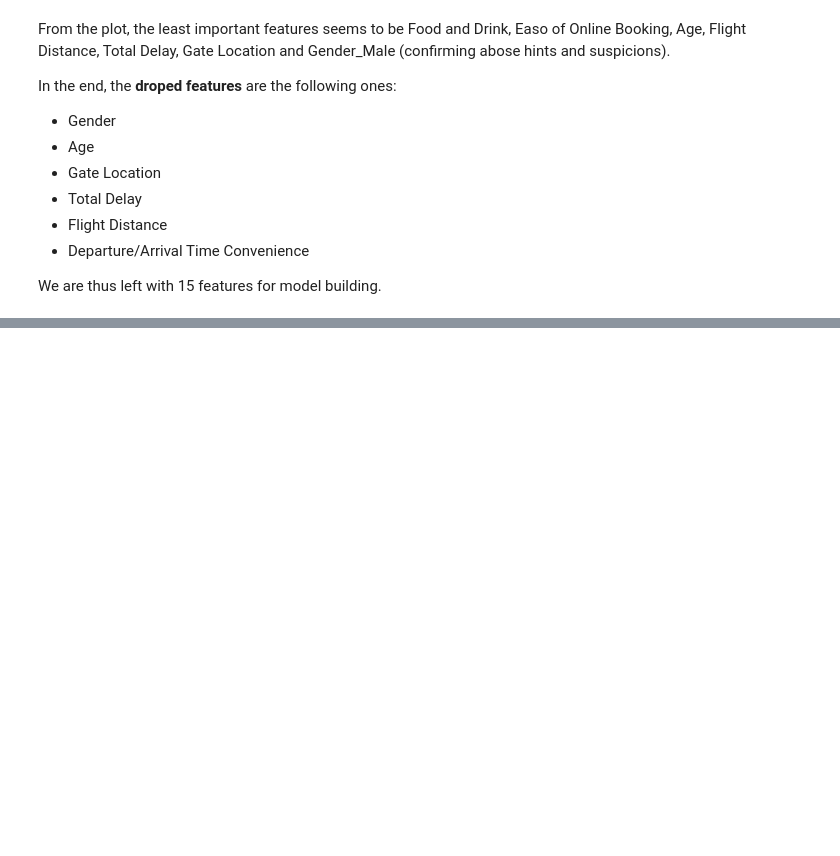
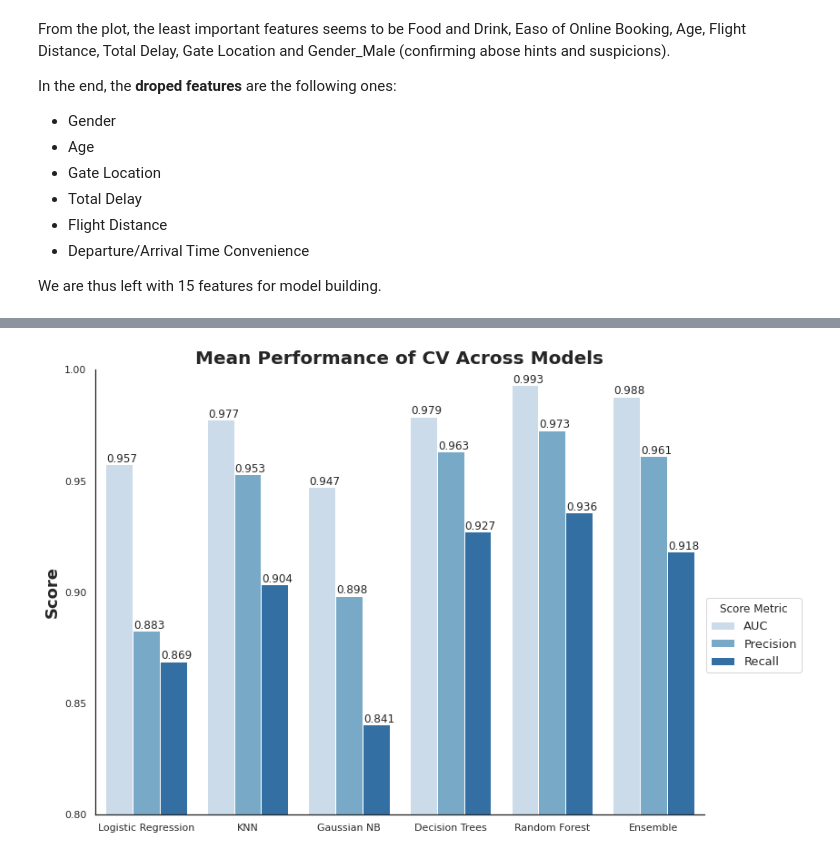
Before and after one commit to federicoding/Airline_Satisfaction, a Jupyter notebook: Airline_Satisfaction_Project.ipynb, the cells around one changed output, grey strips where cells are left out. Saved outputs shown, nothing was run; the diff lists cells and outputs as text; code cells hidden in the pictures; blank space fills up the shorter version.

```diff
--- a/Airline_Satisfaction_Project.ipynb
+++ b/Airline_Satisfaction_Project.ipynb
@@ -430,0 +695,13 @@ We are thus left with 15 features for model building.
+# %%
+model = ['Logistic Regression','KNN','Gaussian NB','Decision Trees','Random Forest','Ensemble']
+scoring = ['AUC','Precision','Recall']
+model_name = ['Logit','KNN','NB','tree','forest','ensemble']
+model_list = []
+
+for i in model:
+    for j in scoring:
+        model_dic = {'Model': i,'Scoring':j, 'Score':eval('Mean_{0}_{1}_CV'.format(j,model_name[model.index(i)]))}
+        model_list.append(model_dic)
+# %%
+model_df = pd.DataFrame(model_list)
+model_df
@@ -430,0 +726,17 @@ We are thus left with 15 features for model building.
+# %%
+
+sns.set(style='white',font_scale=1)
+fig = plt.figure(figsize=[12,9])
+ax = sns.barplot(x='Model',y='Score',data=model_df,hue='Scoring',palette='Blues')
+for p in ax.patches:
+        ax.annotate(p.get_height().round(3), (p.get_x()+0.01, p.get_height()+0.001))
+plt.legend(title='Score Metric',loc="upper right", bbox_to_anchor=(1.17, 0.5),fontsize=13)
+plt.ylim([0.8,1.0])
+plt.yticks([0.80,0.85,0.90,0.95,1.00])
+plt.xlabel('',weight='bold',fontsize='15')
+plt.ylabel('Score',weight='bold',fontsize='18')
+plt.title('Mean Performance of CV Across Models',weight='bold',fontsize=20)
+sns.despine()
+plt.savefig('modelbarplot.png',transparent=True, bbox_inches='tight')
+# %% [output]
+[figure, added]
```
Also changed, not shown: parts of 54 cells of this notebook.
